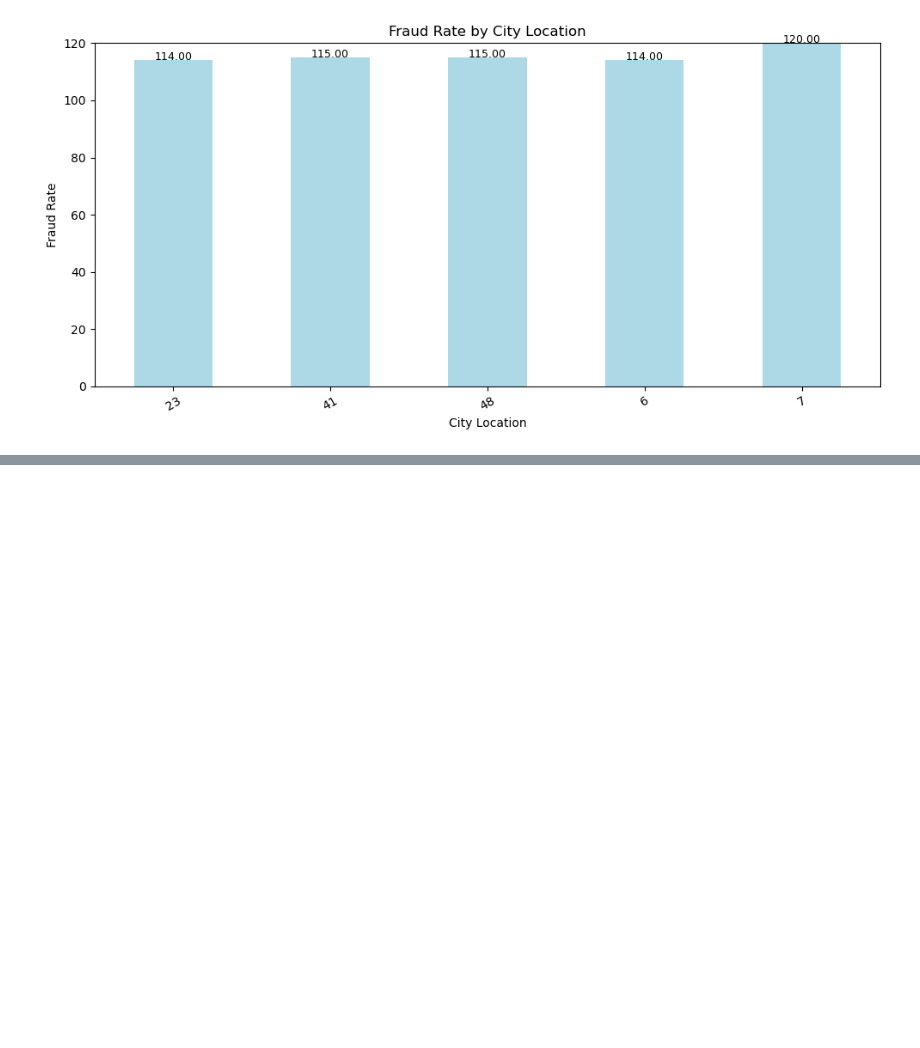
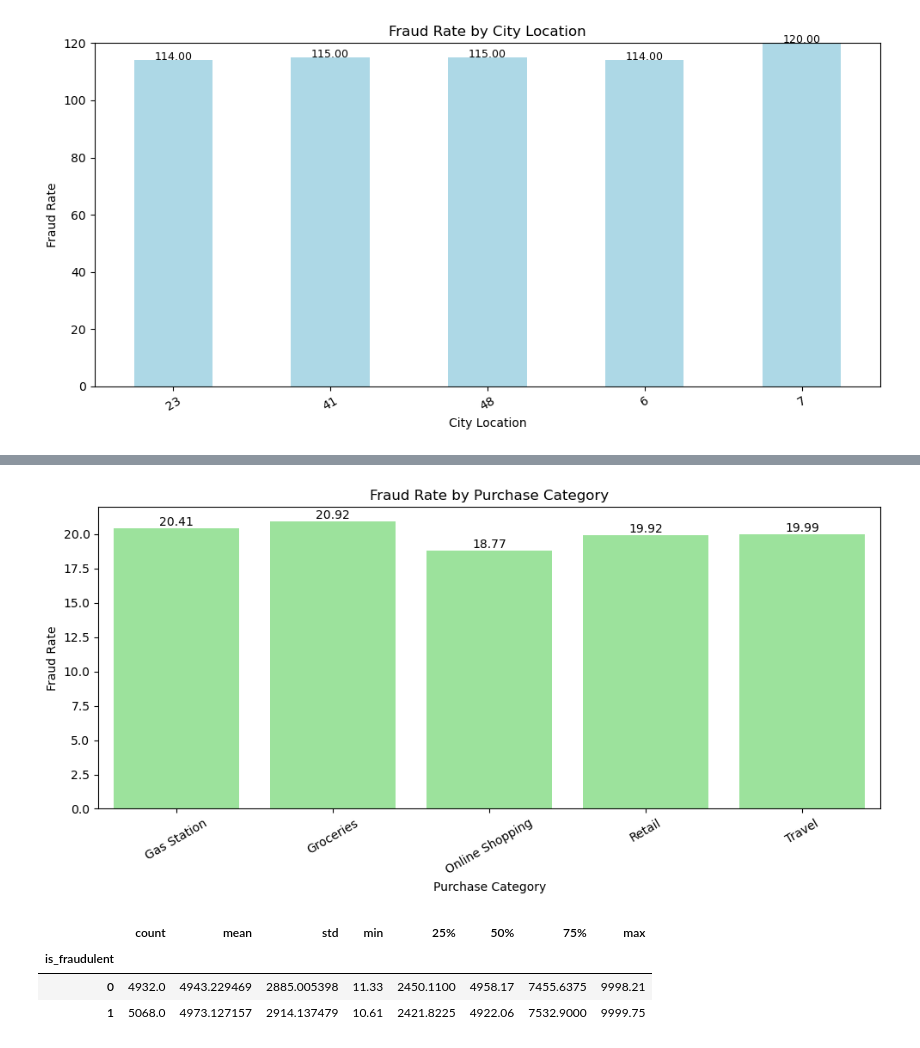
Before and after one commit to lefteristran/Python-Projects-for-Data-Analysis, a Jupyter notebook: fraud_analysis.ipynb, the cells around one changed output, grey strips where cells are left out. Cells and saved outputs as stored; diff of their text form; code cells hidden in the pictures; blank space fills up the shorter version.

```diff
--- a/fraud_analysis.ipynb
+++ b/fraud_analysis.ipynb
@@ -264,3 +264,9 @@ plt.show()
 #We see that city 7 is the leader of fraud transactions with 120 followed by city 41 and 48 with 115 cases.
 # %% [output]
 [figure]
+# %%
+fraud_purchase_category = (gold_fraud_data[gold_fraud_data['is_fraudulent'] == 1].groupby('purchase_category').size().sort_values(ascending=False).head(5))
+# %%
+fraud_purchase_category = (fraud_purchase_category/100) / sum(fraud_purchase_category/100) * 100
+fraud_purchase_category = fraud_purchase_category.round(2).sort_index()
+fraud_purchase_category
@@ -266,0 +281,33 @@ plt.show()
+# %%
+#Checking the fraud rate by purchase category.
+fraud_purchase_category_sorted = fraud_purchase_category.sort_index()
+
+plt.figure(figsize=(10,5))
+
+ax = sns.barplot(
+    x=fraud_purchase_category_sorted.index,
+    y=fraud_purchase_category_sorted.values,
+    color='lightgreen'
+)
+
+plt.title("Fraud Rate by Purchase Category")
+plt.ylabel("Fraud Rate")
+plt.xlabel("Purchase Category")
+plt.xticks(rotation=30)
+
+
+for i, value in enumerate(fraud_purchase_category_sorted.values):
+    ax.text(i, value, f"{value:.2f}", ha='center', va='bottom')
+
+plt.tight_layout()
+plt.show()
+#We see that fraud rate is higher for "groceries" and "Gas Station" with almost 21% and 20.4% correspondongly.
+# %% [output]
+[figure, added]
+# %%
+gold_fraud_data.groupby('is_fraudulent')['amount'].describe()
+# %% [output]
+|  | count | mean | std | min | 25% | 50% | 75% | max |
+| is_fraudulent |  |  |  |  |  |  |  |  |
+| 0 | 4932.0 | 4943.229469 | 2885.005398 | 11.33 | 2450.1100 | 4958.17 | 7455.6375 | 9998.21 |
+| 1 | 5068.0 | 4973.127157 | 2914.137479 | 10.61 | 2421.8225 | 4922.06 | 7532.9000 | 9999.75 |
```
Also changed, not shown: parts of 4 cells of this notebook.
